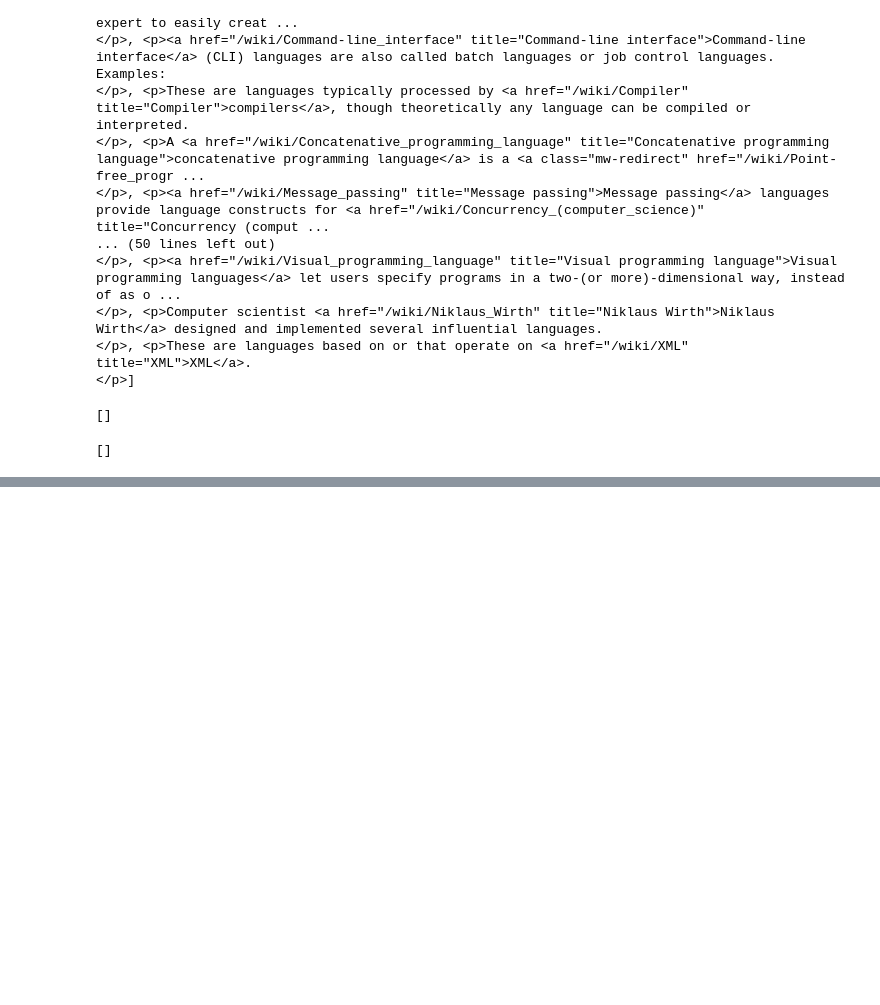
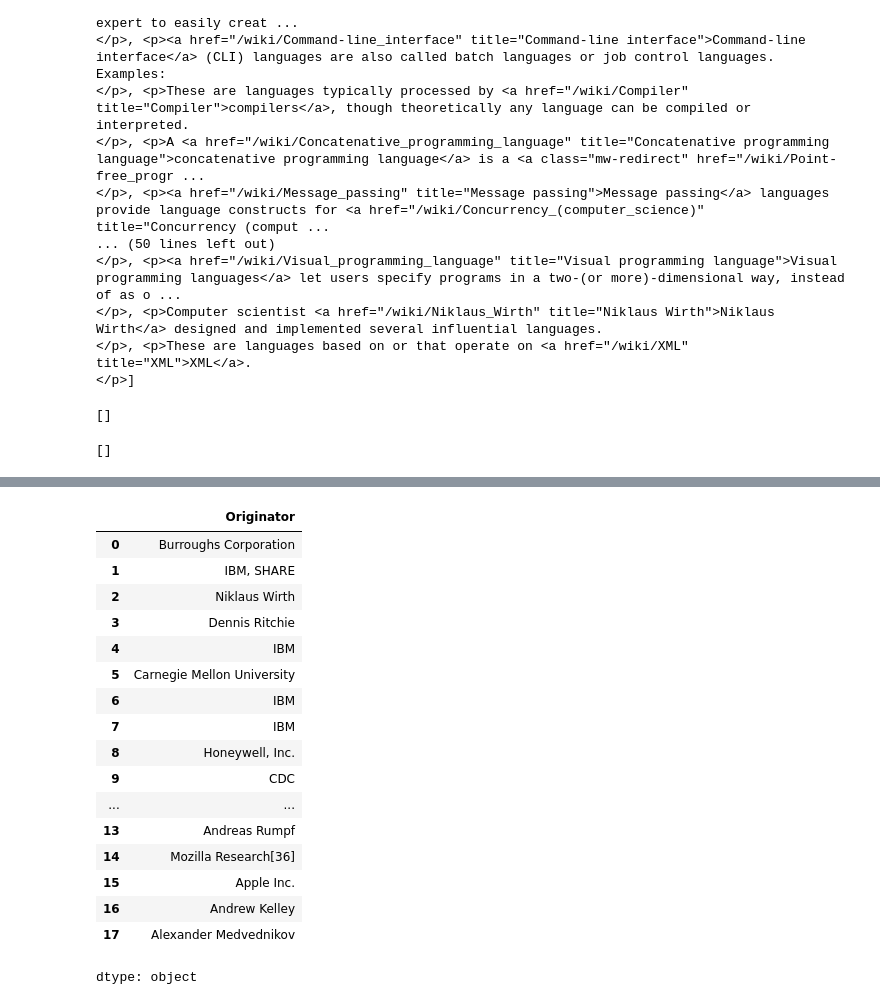
Before and after one commit to Mahdi-Miri/pandas, a Jupyter notebook: pandas.ipynb, the cells around one changed output, grey strips where cells are left out. Drawn from its saved outputs; the diff is of its cells as text; code cells hidden in the pictures; blank space fills up the shorter version.

```diff
--- a/pandas.ipynb
+++ b/pandas.ipynb
@@ -424,0 +473,21 @@ print(soup.select('.Examples'))
+# %%
+df5['Originator']
+# %% [output]
+|  | Originator |
+| 0 | Burroughs Corporation |
+| 1 | IBM, SHARE |
+| 2 | Niklaus Wirth |
+| 3 | Dennis Ritchie |
+| 4 | IBM |
+| 5 | Carnegie Mellon University |
+| 6 | IBM |
+| 7 | IBM |
+| 8 | Honeywell, Inc. |
+| 9 | CDC |
+| ... | ... |
+| 13 | Andreas Rumpf |
+| 14 | Mozilla Research[36] |
+| 15 | Apple Inc. |
+| 16 | Andrew Kelley |
+| 17 | Alexander Medvednikov |
+dtype: object
```
Also changed, not shown: parts of 6 cells of this notebook.
